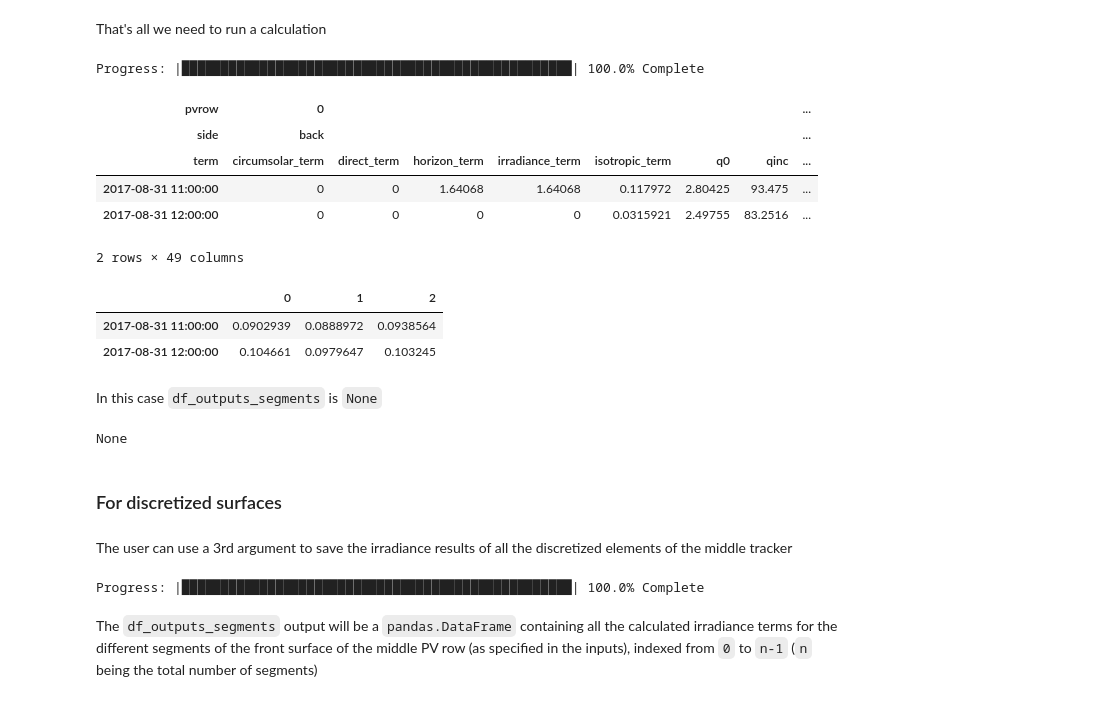
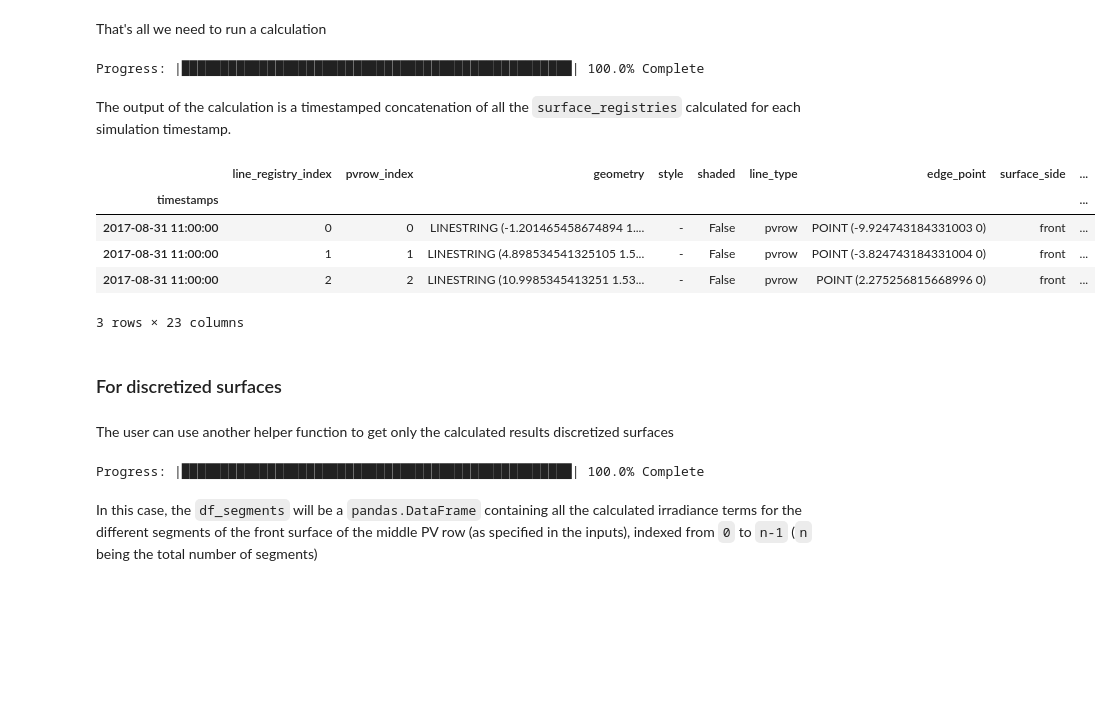
Before and after one commit to SunPower/pvfactors, a Jupyter notebook: pvfactors/docs/developer/pvfactors_demo.ipynb, the cells around one changed output. Cells and saved outputs as stored; diff of their text form; code cells hidden in the pictures; blank space fills up the shorter version.

```diff
--- a/pvfactors/docs/developer/pvfactors_demo.ipynb
+++ b/pvfactors/docs/developer/pvfactors_demo.ipynb
@@ -26,0 +34,8 @@ WARNING:Fiona:PROJ data files not located, PROJ_LIB not set
+# %%
+pvarray_parameters = {
+    'n_pvrows': 3,  # number of pv rows
+    'pvrow_height': 1.75,  # height of pvrows (measured at center / torque tube)
+    'pvrow_width': 2.44,  # width of pvrows
+    'gcr': 0.4,  # ground coverage ratio
+    'rho_ground': 0.2,  # albedo
+}
@@ -247,36 +288,31 @@ df_inputs
+# %%
+timestamps = np.array([datetime(2017, 8, 31, 11), datetime(2017, 8, 31, 12)])
+solar_zenith = np.array([20., 10.])
+solar_azimuth = np.array([110., 140.])
+array_tilt = np.array([10., 0.])
+array_azimuth = np.array([90., 90.])
+dni = np.array([1000., 300.])
+dhi = np.array([50., 500.])
 # %% [markdown]
 That's all we need to run a calculation
-# %%
-df_outputs, df_bifacial_gain, df_inputs_perez, df_outputs_segments = (
-    calculate_radiosities_serially_perez((arguments, df_inputs))
-)
-# %% [output]
-Progress: |██████████████████████████████████████████████████| 100.0% Complete
+# %%
+df_registries, _ = calculate_radiosities_serially_perez((
+    pvarray_parameters, timestamps,
+    solar_zenith, solar_azimuth,
+    array_tilt, array_azimuth, dni, dhi))
+# %% [output]
+Progress: |██████████████████████████████████████████████████| 100.0% Complete
+# %% [markdown]
+The output of the calculation is a timestamped concatenation of all the ``surface_registries`` calculated for each simulation timestamp.
 # %%
 # Show the surface averaged outputs for the PV rows
-df_outputs
+df_registries.set_index('timestamps').head(3)
 # %% [output]
-| pvrow | 0 |  |  |  |  |  |  | ... |
-| side | back |  |  |  |  |  |  | ... |
-| term | circumsolar_term | direct_term | horizon_term | irradiance_term | isotropic_term | q0 | qinc | ... |
-| 2017-08-31 11:00:00 | 0 | 0 | 1.64068 | 1.64068 | 0.117972 | 2.80425 | 93.475 | ... |
-| 2017-08-31 12:00:00 | 0 | 0 | 0 | 0 | 0.0315921 | 2.49755 | 83.2516 | ... |
+|  | line_registry_index | pvrow_index | geometry | style | shaded | line_type | edge_point | surface_side | ... |
+| timestamps |  |  |  |  |  |  |  |  | ... |
+| 2017-08-31 11:00:00 | 0 | 0 | LINESTRING (-1.201465458674894 1.... | - | False | pvrow | POINT (-9.924743184331003 0) | front | ... |
+| 2017-08-31 11:00:00 | 1 | 1 | LINESTRING (4.898534541325105 1.5... | - | False | pvrow | POINT (-3.824743184331004 0) | front | ... |
+| 2017-08-31 11:00:00 | 2 | 2 | LINESTRING (10.9985345413251 1.53... | - | False | pvrow | POINT (2.275256815668996 0) | front | ... |
-2 rows × 49 columns
+3 rows × 23 columns
-# %%
-# Show the bifacial gain results
-# Note: this can be calculated using df_outputs
-df_bifacial_gain
-# %% [output]
-|  | 0 | 1 | 2 |
-| 2017-08-31 11:00:00 | 0.0902939 | 0.0888972 | 0.0938564 |
-| 2017-08-31 12:00:00 | 0.104661 | 0.0979647 | 0.103245 |
-# %% [markdown]
-In this case ``df_outputs_segments`` is ``None``
-# %%
-print(df_outputs_segments)
-# %% [output]
-None
 # %% [markdown]
 ### For discretized surfaces
-# %% [markdown]
-The user can use a 3rd argument to save the irradiance results of all the discretized elements of the middle tracker
@@ -286,9 +319,11 @@ save_segments = (1, 'front')
-# %%
-df_outputs, df_bifacial_gain, df_inputs_perez, df_outputs_segments = (
-    calculate_radiosities_serially_perez((arguments_discretize, df_inputs,
-                                          save_segments))
-)
-# %% [output]
-Progress: |██████████████████████████████████████████████████| 100.0% Complete
+# %% [markdown]
+The user can use another helper function to get only the calculated results discretized surfaces
+# %%
+df_registries, _ = calculate_radiosities_serially_perez((
+    arguments_discretize, timestamps,
+    solar_zenith, solar_azimuth,
+    array_tilt, array_azimuth, dni, dhi))
+# %% [output]
+Progress: |██████████████████████████████████████████████████| 100.0% Complete
 # %% [markdown]
-The ``df_outputs_segments`` output will be a ``pandas.DataFrame`` containing all the calculated irradiance terms for the different segments of the front surface of the middle PV row (as specified in the inputs), indexed from ``0`` to ``n-1`` (``n`` being the total number of segments)
+In this case, the ``df_segments`` will be a ``pandas.DataFrame`` containing all the calculated irradiance terms for the different segments of the front surface of the middle PV row (as specified in the inputs), indexed from ``0`` to ``n-1`` (``n`` being the total number of segments)
```
Also changed, not shown: parts of 36 cells of this notebook, 7 other files.
